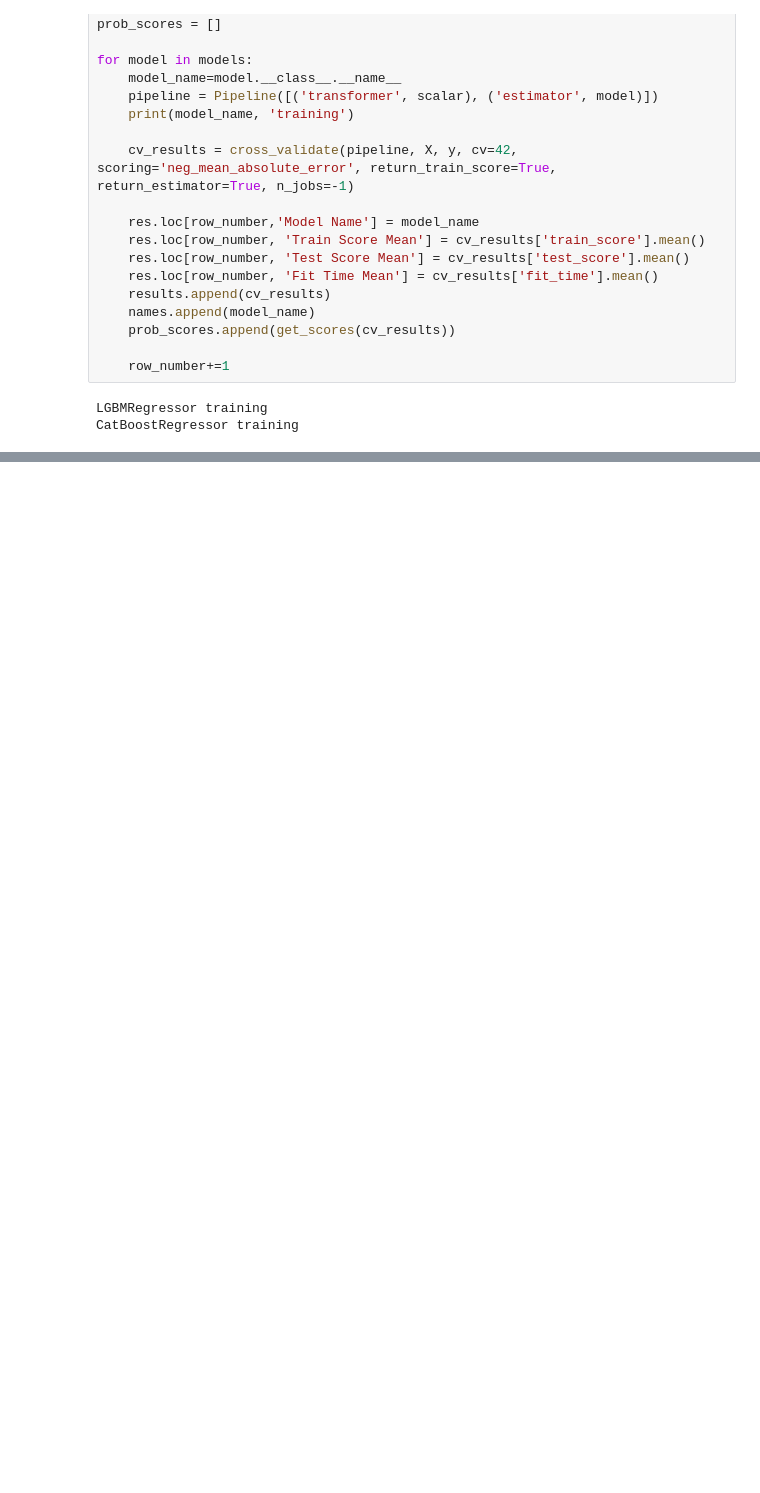
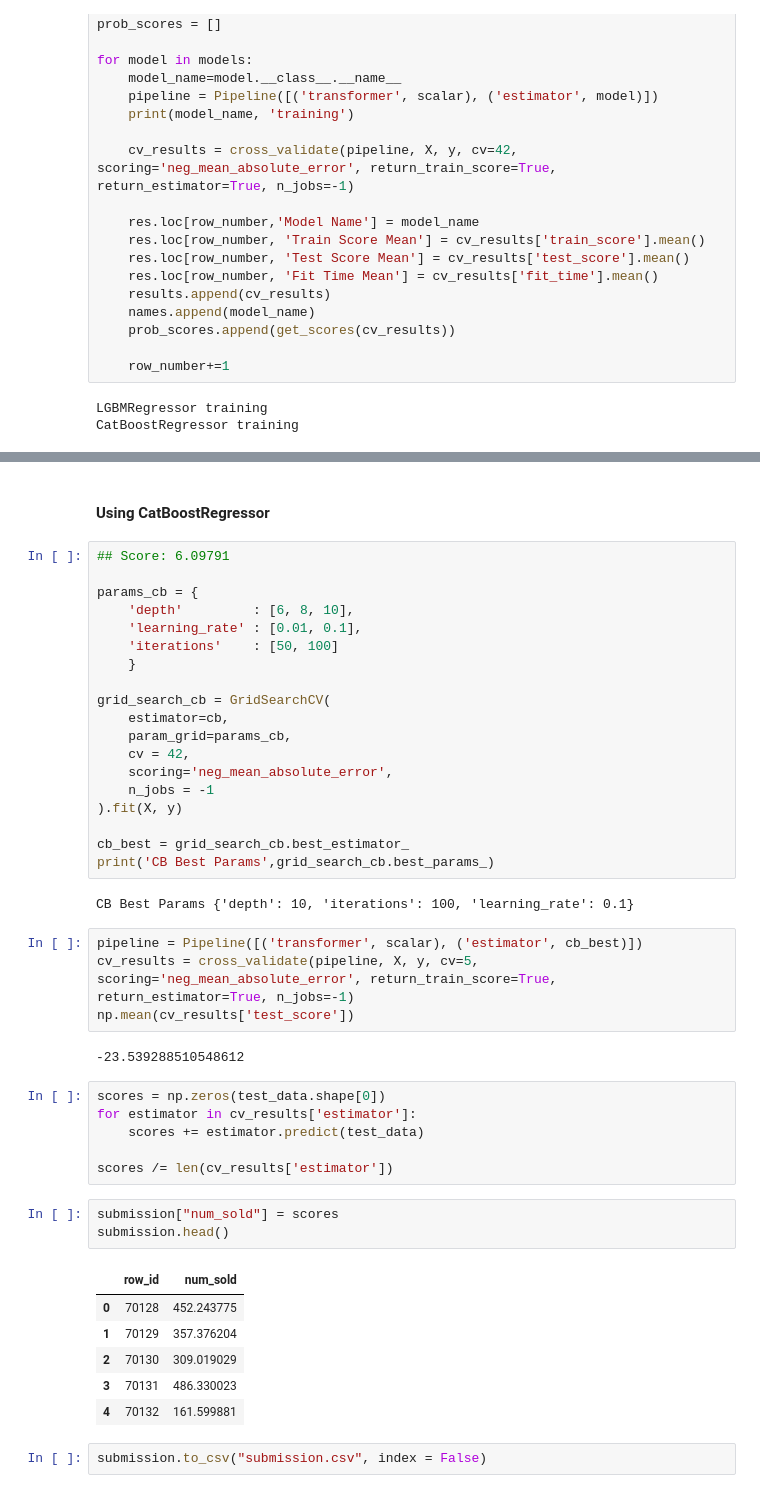
Before and after one commit to nanan4th/Tabular-Playground-Series, a Jupyter notebook: TPS Sep 2022/TPS Sep 2022.ipynb, the cells around one changed output, grey strips where cells are left out. Drawn from its saved outputs; the diff is of its cells as text; blank space fills up the shorter version.

Commit message:
Modeling with CatBoostRegressor

```diff
--- a/TPS Sep 2022/TPS Sep 2022.ipynb
+++ b/TPS Sep 2022/TPS Sep 2022.ipynb
@@ -248,0 +250,47 @@ display(res.style.background_gradient())
+# %% [markdown]
+#### Using CatBoostRegressor
+# %%
+## Score: 6.09791
+
+params_cb = {
+    'depth'         : [6, 8, 10],
+    'learning_rate' : [0.01, 0.1],
+    'iterations'    : [50, 100]
+    }
+
+grid_search_cb = GridSearchCV(
+    estimator=cb,
+    param_grid=params_cb,
+    cv = 42,
+    scoring='neg_mean_absolute_error',
+    n_jobs = -1
+).fit(X, y)
+
+cb_best = grid_search_cb.best_estimator_
+print('CB Best Params',grid_search_cb.best_params_)
+# %% [output]
+CB Best Params {'depth': 10, 'iterations': 100, 'learning_rate': 0.1}
+# %%
+pipeline = Pipeline([('transformer', scalar), ('estimator', cb_best)])
+cv_results = cross_validate(pipeline, X, y, cv=5, scoring='neg_mean_absolute_error', return_train_score=True, return_estimator=True, n_jobs=-1)
+np.mean(cv_results['test_score'])
+# %% [output]
+-23.539288510548612
+# %%
+scores = np.zeros(test_data.shape[0])
+for estimator in cv_results['estimator']:
+    scores += estimator.predict(test_data)
+
+scores /= len(cv_results['estimator'])
+# %%
+submission["num_sold"] = scores
+submission.head()
+# %% [output]
+|  | row_id | num_sold |
+| 0 | 70128 | 452.243775 |
+| 1 | 70129 | 357.376204 |
+| 2 | 70130 | 309.019029 |
+| 3 | 70131 | 486.330023 |
+| 4 | 70132 | 161.599881 |
+# %%
+submission.to_csv("submission.csv", index = False)
```
Also changed, not shown: parts of 2 cells of this notebook, 5 other files.
